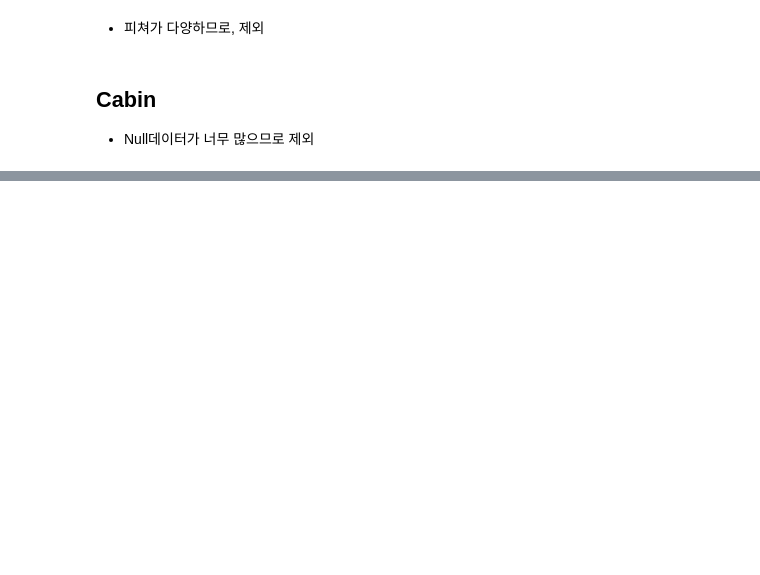
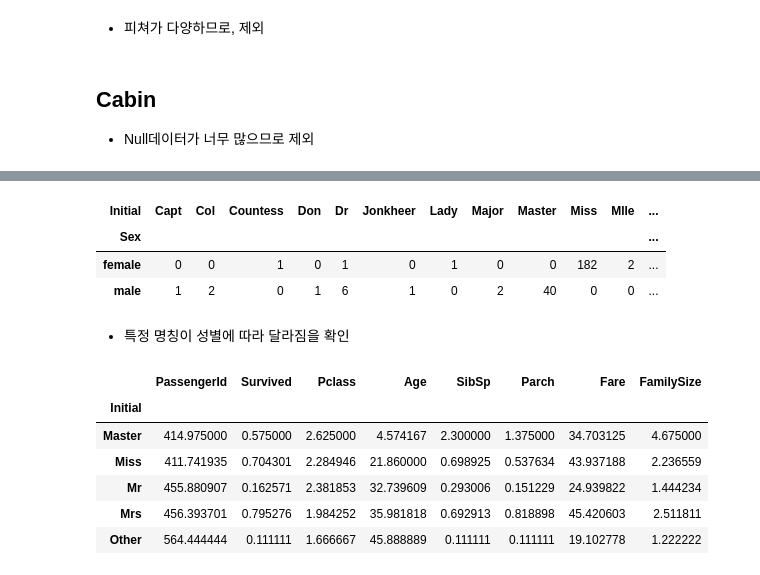
Before and after one commit to Daikoku1/Daikoku_Python, a Jupyter notebook: 캐글/타이타닉.ipynb, the cells around one changed output, grey strips where cells are left out. Drawn from its saved outputs; the diff is of its cells as text; code cells hidden in the pictures; blank space fills up the shorter version.

```diff
--- a/캐글/타이타닉.ipynb
+++ b/캐글/타이타닉.ipynb
@@ -369,0 +376,28 @@ Name: Ticket, Length: 681, dtype: int64
+# %%
+df_train['Initial']= df_train.Name.str.extract('([A-Za-z]+)\.')
+df_test['Initial']= df_test.Name.str.extract('([A-Za-z]+)\.')
+# %%
+pd.crosstab(df_train['Initial'], df_train['Sex']).T.style.background_gradient(cmap='summer_r')
+# %% [output]
+| Initial | Capt | Col | Countess | Don | Dr | Jonkheer | Lady | Major | Master | Miss | Mlle | ... |
+| Sex |  |  |  |  |  |  |  |  |  |  |  | ... |
+| female | 0 | 0 | 1 | 0 | 1 | 0 | 1 | 0 | 0 | 182 | 2 | ... |
+| male | 1 | 2 | 0 | 1 | 6 | 1 | 0 | 2 | 40 | 0 | 0 | ... |
+# %% [markdown]
+- 특정 명칭이 성별에 따라 달라짐을 확인
+# %%
+before_str = ['Mlle','Mme','Ms','Dr','Major','Lady','Countess','Jonkheer','Col','Rev','Capt','Sir','Don', 'Dona']
+after_str = ['Miss','Miss','Miss','Mr','Mr','Mrs','Mrs','Other','Other','Other','Mr','Mr','Mr', 'Mr']
+
+df_train['Initial'].replace(before_str, after_str, inplace=True)
+df_test['Initial'].replace(before_str, after_str, inplace=True)
+# %%
+df_train.groupby('Initial').mean()
+# %% [output]
+|  | PassengerId | Survived | Pclass | Age | SibSp | Parch | Fare | FamilySize |
+| Initial |  |  |  |  |  |  |  |  |
+| Master | 414.975000 | 0.575000 | 2.625000 | 4.574167 | 2.300000 | 1.375000 | 34.703125 | 4.675000 |
+| Miss | 411.741935 | 0.704301 | 2.284946 | 21.860000 | 0.698925 | 0.537634 | 43.937188 | 2.236559 |
+| Mr | 455.880907 | 0.162571 | 2.381853 | 32.739609 | 0.293006 | 0.151229 | 24.939822 | 1.444234 |
+| Mrs | 456.393701 | 0.795276 | 1.984252 | 35.981818 | 0.692913 | 0.818898 | 45.420603 | 2.511811 |
+| Other | 564.444444 | 0.111111 | 1.666667 | 45.888889 | 0.111111 | 0.111111 | 19.102778 | 1.222222 |
```
Also changed, not shown: parts of 36 cells of this notebook.
